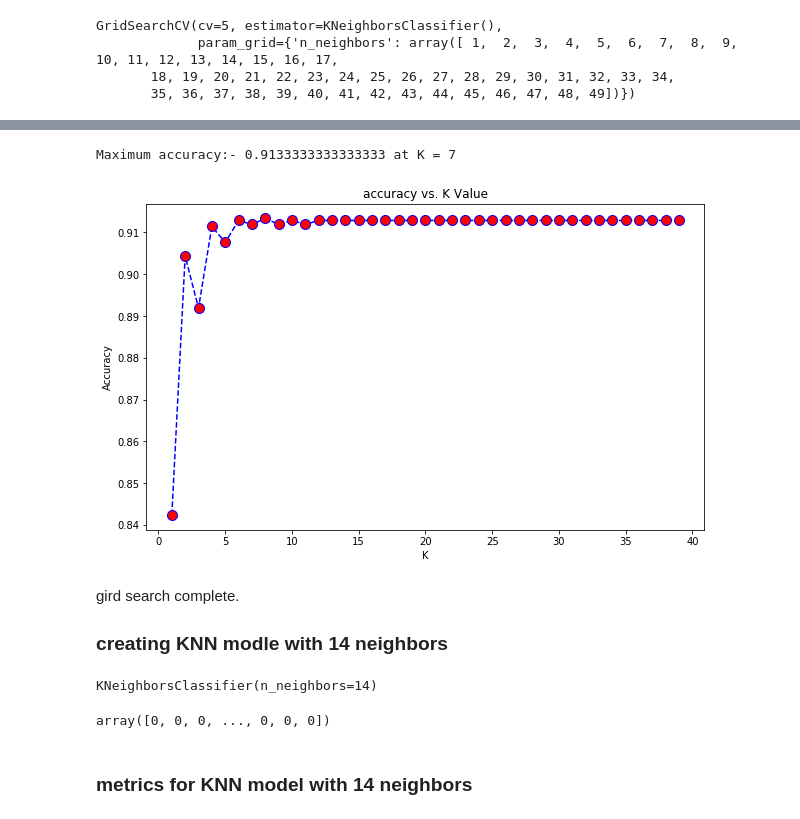
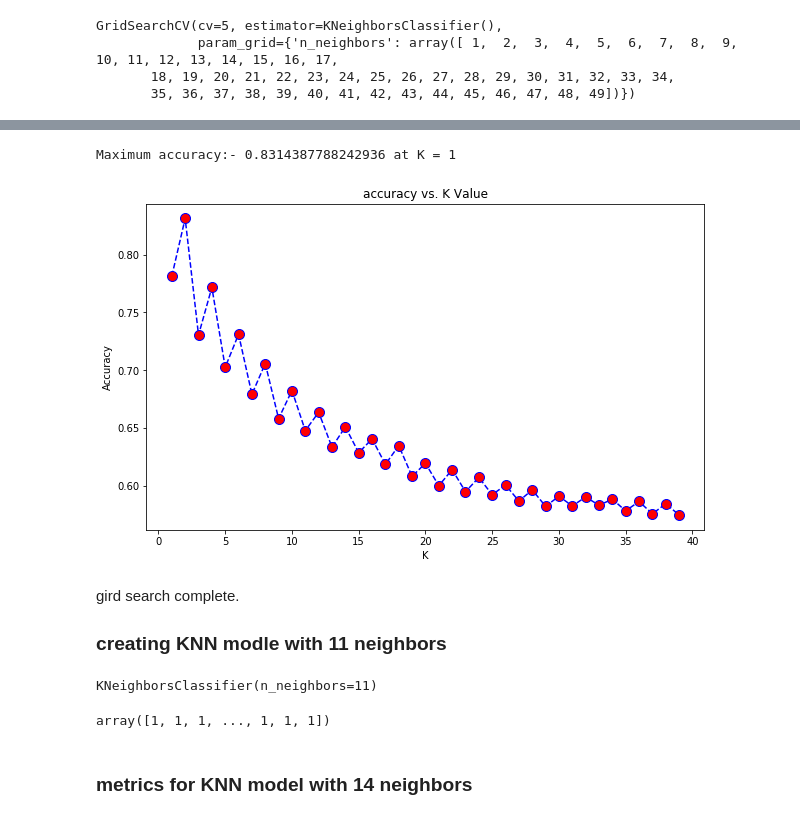
Before and after one commit to danielmmarquez/capstoneTwo-project, a Jupyter notebook: LoanDefaultData/redo.ipynb, the cells around one changed output, grey strips where cells are left out. Cells and saved outputs as stored; diff of their text form; code cells hidden in the pictures.

```diff
--- a/LoanDefaultData/redo.ipynb
+++ b/LoanDefaultData/redo.ipynb
@@ -586,0 +566,2 @@ Splitting the data into train and test sets
+# %%
+X_train80, X_test20, y_train80, y_test20 = train_test_split(X, y, train_size=0.8, random_state=10)
@@ -586,0 +570,3 @@ Splitting the data into train and test sets
+# %%
+smote = SMOTE(random_state=42)
+Xsmote, ysmote = smote.fit_resample(X_train80, y_train80)
@@ -587,5 +575,5 @@ Splitting the data into train and test sets
 # %%
-X_train, X_test, y_train, y_test = train_test_split(X, y, train_size=0.7, random_state=10)
+X_train, X_test, y_train, y_test = train_test_split(Xsmote, ysmote, train_size=0.7, random_state=10)
 # %% [markdown]
 printing each variable along with thier shape
 # %%
@@ -756,6 +761,6 @@ best perameter is when n_neighbors = 14
 # %%
-k = 14
+k = 11
 neigh = KNeighborsClassifier(n_neighbors = k).fit(X_train,y_train)
 Pred_y = neigh.predict(X_test)
-print("Accuracy of model at K=14 is",metrics.accuracy_score(y_test, Pred_y))
+print("Accuracy of model at K=11 is", accuracy_score(y_test, Pred_y))
 # %% [output]
@@ -781,24 +786,24 @@ Minimum error:- 0.08666666666666667 at K = 7
 # %%
 acc = []
 # Will take some time
 #from sklearn import metrics
 for i in range(1,40):
     neigh = KNeighborsClassifier(n_neighbors = i).fit(X_train,y_train)
     yhat = neigh.predict(X_test)
-    acc.append(metrics.accuracy_score(y_test, yhat))
+    acc.append(accuracy_score(y_test, yhat))
 
 plt.figure(figsize=(10,6))
 plt.plot(range(1,40),acc,color = 'blue',linestyle='dashed',
          marker='o',markerfacecolor='red', markersize=10)
 plt.title('accuracy vs. K Value')
 plt.xlabel('K')
 plt.ylabel('Accuracy')
 print("Maximum accuracy:-",max(acc),"at K =",acc.index(max(acc)))
 # %% [output]
-Maximum accuracy:- 0.9133333333333333 at K = 7
+Maximum accuracy:- 0.8314387788242936 at K = 1
-[figure, old version]
+[figure, new version]
 # %% [markdown]
 gird search complete.
-### creating KNN modle with 14 neighbors
+### creating KNN modle with 11 neighbors
 # %%
 #from sklearn.metrics import accuracy_score
@@ -806,14 +811,16 @@ model = KNeighborsClassifier(n_neighbors = 14)
 # %%
 # fit the model with the training data
-model.fit(X_train,y_train)
+modelknn.fit(X_train,y_train)
 # %% [output]
-KNeighborsClassifier(n_neighbors=14)
+KNeighborsClassifier(n_neighbors=11)
 # %%
 # predict the target on the train dataset
-predict_train = model.predict(X_train)
+predict_train = modelknn.predict(X_train)
 predict_train
+predict_test = modelknn.predict(X_test)
+predict_test
 # %% [output]
-array([0, 0, 0, ..., 0, 0, 0])
+array([1, 1, 1, ..., 1, 1, 1])
 # %% [markdown]
 ### metrics for KNN model with 14 neighbors
 # %%
```
Also changed, not shown: parts of 134 cells of this notebook.
